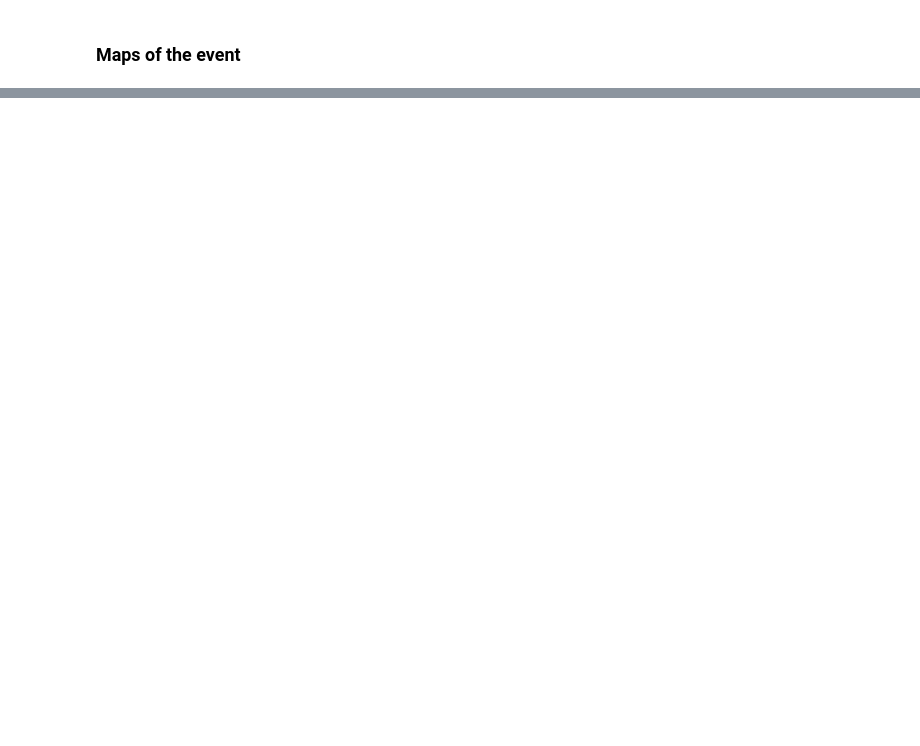
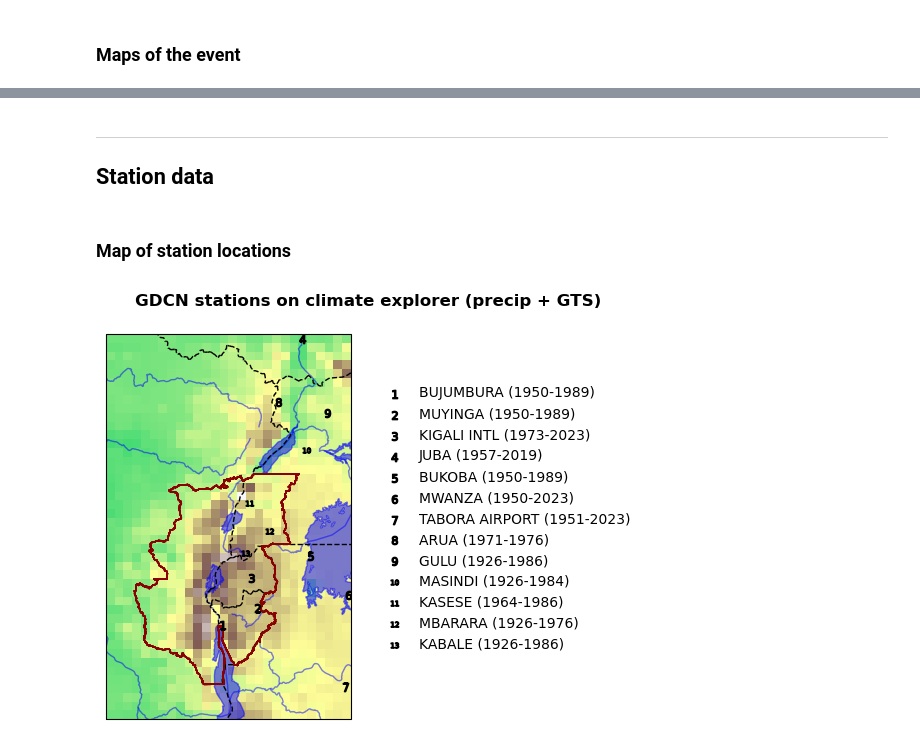
Before and after one commit to clairbarnes/wwa-archive, a Jupyter notebook: 23-04_CAfr-flood/CAfr-flood_00_working.ipynb, the cells around one changed output, grey strips where cells are left out. Cells and saved outputs as stored; diff of their text form; code cells hidden in the pictures; blank space fills up the shorter version.

```diff
--- a/23-04_CAfr-flood/CAfr-flood_00_working.ipynb
+++ b/23-04_CAfr-flood/CAfr-flood_00_working.ipynb
@@ -153,0 +293,37 @@ for i in range(3):
+# %% [markdown]
+---
+## **Station data**
+# %% [markdown]
+### **Map of station locations**
+# %%
+elev = xr.open_dataset("../90_data/tbase_elev-0.25deg.nc").elev.sel(lon = slice(20,40), lat = slice(-15,10))
+elev_kwargs = {"cmap" : "terrain", "vmin" : -750, "vmax" : 3000, "add_colorbar" : False}
+sf = gpd.read_file("sf_provisional")
+
+fig, axs = plt.subplots(ncols = 2, figsize = (7,5), dpi = 100, subplot_kw = {"projection" : cartopy.crs.PlateCarree()})
+ax = axs[0]
+elev.sel(lon = slice(26,33), lat = slice(-6,5)).plot(ax = ax, **elev_kwargs)
+
+ax.add_feature(cartopy.feature.LAKES, color = "blue", alpha = 0.5)
+ax.add_feature(cartopy.feature.RIVERS, color = "blue", alpha = 0.5)
+ax.add_feature(cartopy.feature.BORDERS, color = "k", ls = "--")
+
+fl = sorted(glob.glob("data/pgdcngts*.nc"))
+for i in range(len(fl)):
+
+    fnm = fl[i]
+    da = xr.open_dataset(fnm)
+
+    lat = float(da.latitude.strip().split(" ")[0])
+    lon = float(da.longitude.strip().split(" ")[0])
+    stn = da.description + " ("+"-".join([str(d) for d in da.isel(time = [0,-1]).time.dt.year.values])+")"
+
+    ax.scatter(lon, lat, marker = "$"+str(i+1)+"$", color = "k", label = stn, zorder = 99)
+    sf.boundary.plot(ax = ax, color = "darkred", lw = 1)
+
+axs[1].set_axis_off()
+fig.legend(bbox_to_anchor = (0.5,0.8), loc = "upper left", edgecolor = "w")
+plt.suptitle("GDCN stations on climate explorer (precip + GTS)", fontweight = "bold", y = 0.96)
+plt.savefig("fig/gdcn-station-locations.png")
+# %% [output]
+[figure, added]
```
Also changed, not shown: parts of 26 cells of this notebook.
